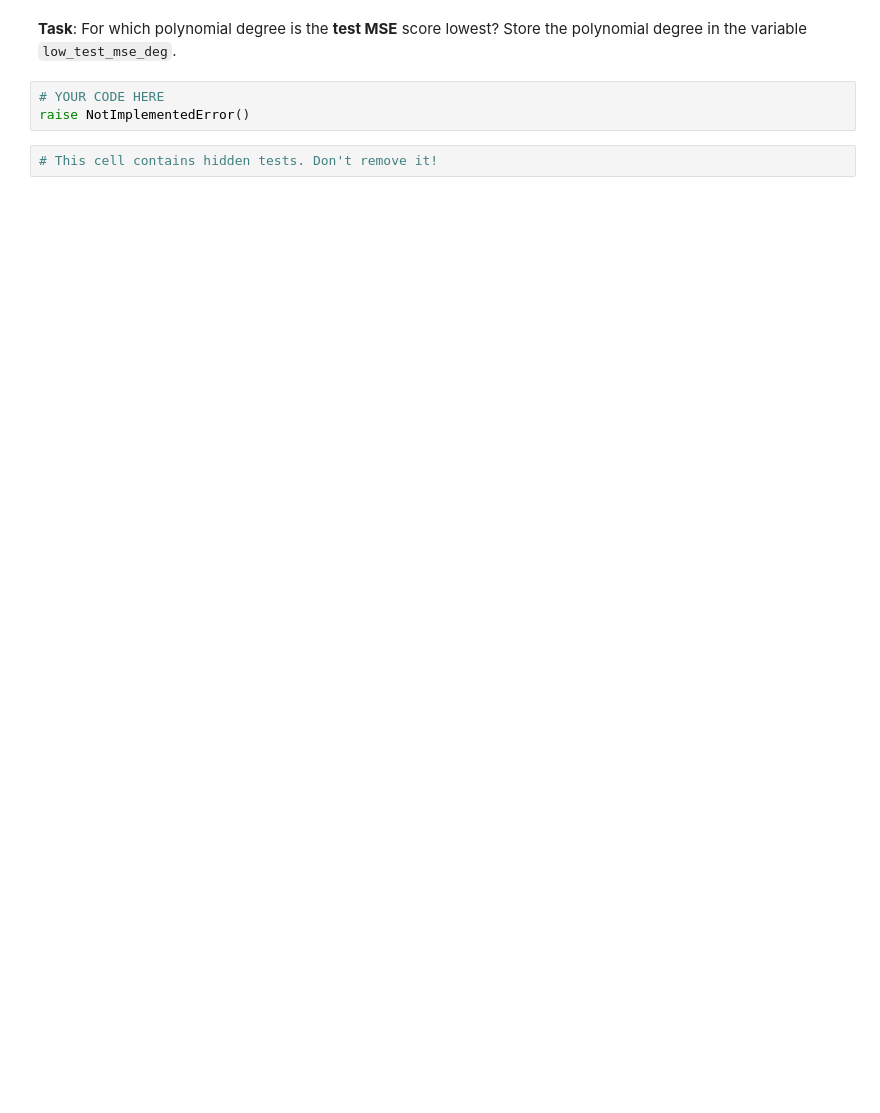
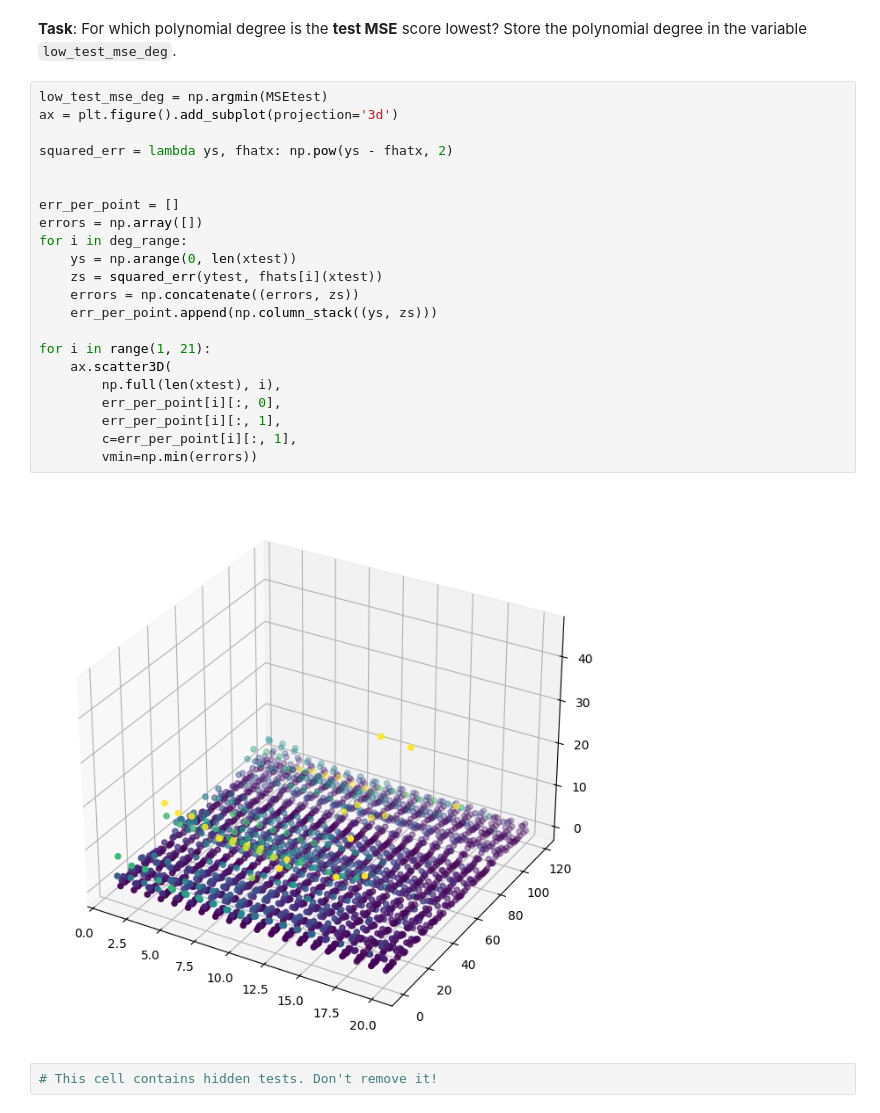
Before and after one commit to Sebphil18/introduction_to_data_science, a Jupyter notebook: exercise3/problem1.ipynb, the cells around one changed output. Saved outputs shown, nothing was run; the diff lists cells and outputs as text; blank space fills up the shorter version.

```diff
--- a/exercise3/problem1.ipynb
+++ b/exercise3/problem1.ipynb
@@ -259,7 +297,28 @@ plt.show()
 # %% [markdown]
 **Task**: For which polynomial degree is the **test MSE** score lowest? Store the polynomial degree in the variable `low_test_mse_deg`.
-# %%
-# YOUR CODE HERE
-raise NotImplementedError()
+# %%
+low_test_mse_deg = np.argmin(MSEtest)
+ax = plt.figure().add_subplot(projection='3d')
+
+squared_err = lambda ys, fhatx: np.pow(ys - fhatx, 2)
+
+
+err_per_point = []
+errors = np.array([])
+for i in deg_range:
+    ys = np.arange(0, len(xtest))
+    zs = squared_err(ytest, fhats[i](xtest))
+    errors = np.concatenate((errors, zs))
+    err_per_point.append(np.column_stack((ys, zs)))
+
+for i in range(1, 21):
+    ax.scatter3D(
+        np.full(len(xtest), i),
+        err_per_point[i][:, 0],
+        err_per_point[i][:, 1],
+        c=err_per_point[i][:, 1],
+        vmin=np.min(errors))
+# %% [output]
+[figure, added]
 # %%
 # This cell contains hidden tests. Don't remove it!
```
Also changed, not shown: parts of 19 cells of this notebook, 2 other files.
